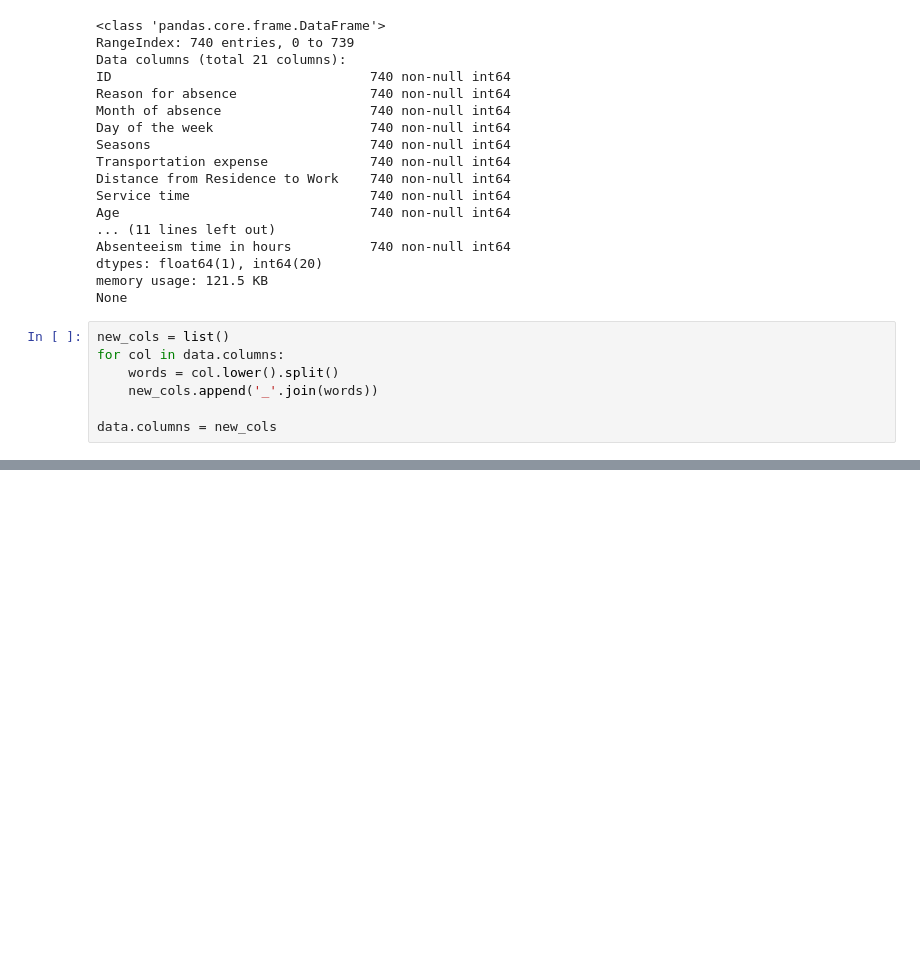
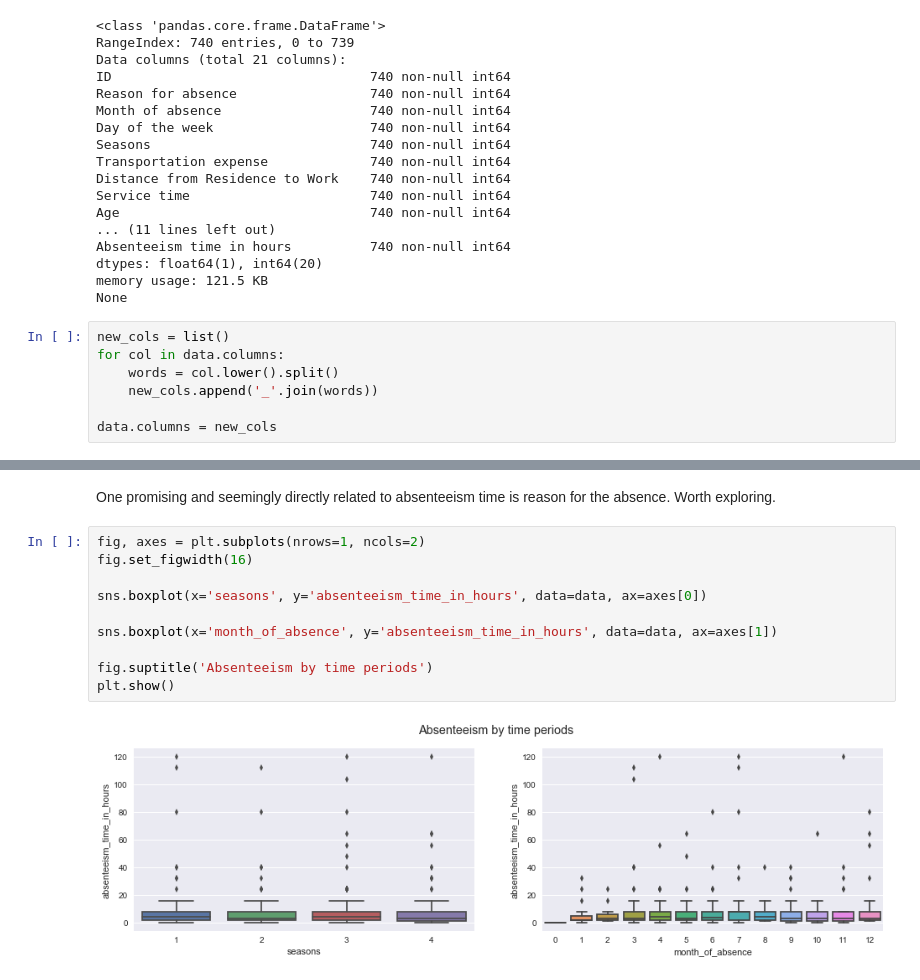
Before and after one commit to chasnew/data-analysis-repository, a Jupyter notebook: Absenteeism at work/Analysis of Absenteeism.ipynb, the cells around one changed output, grey strips where cells are left out. Saved outputs shown, nothing was run; the diff lists cells and outputs as text; blank space fills up the shorter version.

```diff
--- a/Absenteeism at work/Analysis of Absenteeism.ipynb
+++ b/Absenteeism at work/Analysis of Absenteeism.ipynb
@@ -236,0 +184,14 @@ HTML(filename='absenteeism_ratio.html')
+# %% [markdown]
+One promising and seemingly directly related to absenteeism time is reason for the absence. Worth exploring.
+# %%
+fig, axes = plt.subplots(nrows=1, ncols=2)
+fig.set_figwidth(16)
+
+sns.boxplot(x='seasons', y='absenteeism_time_in_hours', data=data, ax=axes[0])
+
+sns.boxplot(x='month_of_absence', y='absenteeism_time_in_hours', data=data, ax=axes[1])
+
+fig.suptitle('Absenteeism by time periods')
+plt.show()
+# %% [output]
+[figure, added]
```
Also changed, not shown: parts of 32 cells of this notebook.
